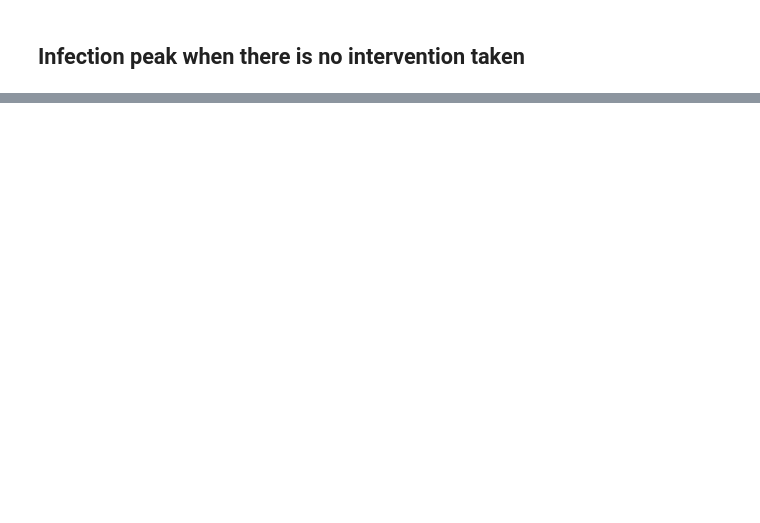
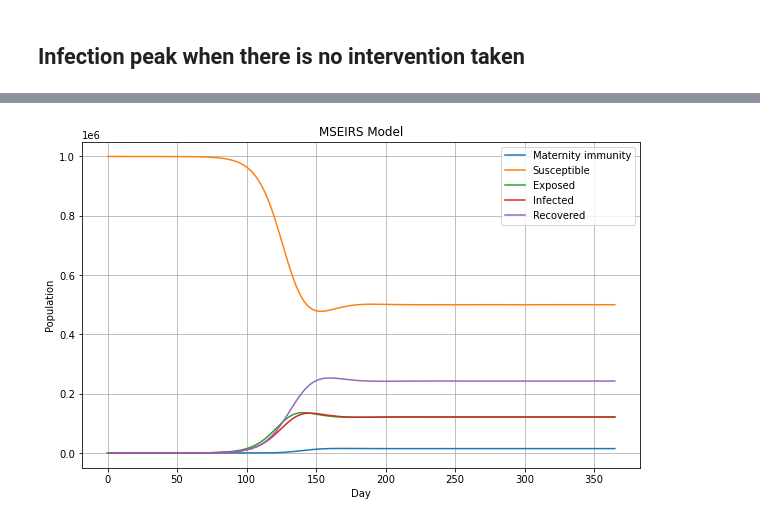
Before and after one commit to nwjun/infectious-disease-modelling, a Jupyter notebook: MSEIRS.ipynb, the cells around one changed output, grey strips where cells are left out. Cells and saved outputs as stored; diff of their text form; code cells hidden in the pictures; blank space fills up the shorter version.

Commit message:
Updated Mseirs

```diff
--- a/MSEIRS.ipynb
+++ b/MSEIRS.ipynb
@@ -164,0 +186,62 @@ The number of infections peaked on day 140 with 136110 people.
+# %%
+# Plotting the SEIR model
+plt.figure(figsize=(10, 6))
+plt.plot(times, M, label='Maternity immunity')
+plt.plot(times, S, label='Susceptible')
+plt.plot(times, E, label='Exposed')
+plt.plot(times, I, label='Infected')
+plt.plot(times, R, label='Recovered')
+plt.xlabel('Day')
+plt.ylabel('Population')
+plt.title('MSEIRS Model')
+plt.legend()
+plt.grid(True)
+
+# # Adding horizontal and vertical lines to the peak infectious point
+# point_x = peak_time
+# point_y = peak_infections
+
+# # Horizontal line
+# plt.axhline(y=point_y, color='black', linestyle='--')
+# # Vertical line
+# plt.axvline(x=point_x, color='black', linestyle='--')
+
+# # Marking the point
+# plt.scatter(point_x, point_y, color='black', marker='o')
+
+# # Adding text annotation for the point coordinates
+# plt.text(point_x + 5, point_y + 30000, f'({point_x}, {round(point_y)})', color='black')
+
+# # Adding horizontal and vertical lines to the peak exposed point
+# point_x_e = peak_time_exposed
+# point_y_e = peak_exposed
+
+# # Horizontal line
+# plt.axhline(y=point_y_e, color='b', linestyle='--')
+# # Vertical line
+# plt.axvline(x=point_x_e, color='b', linestyle='--')
+
+# # Marking the point
+# plt.scatter(point_x_e, point_y_e, color='b', marker='o')
+
+# # Adding text annotation for the point coordinates
+# plt.text(point_x_e - 50, point_y_e + 30000, f'({point_x_e}, {round(point_y_e)})', color='b')
+
+# # Adding horizontal and vertical lines to the min susceptible point
+# point_x_s = peak_time_sus
+# point_y_s = peak_sus
+
+# # Horizontal line
+# plt.axhline(y=point_y_s, color='y', linestyle='--')
+# # Vertical line
+# plt.axvline(x=point_x_s, color='y', linestyle='--')
+
+# # Marking the point
+# plt.scatter(point_x_s, point_y_s, color='y', marker='o')
+
+# # Adding text annotation for the point coordinates
+# plt.text(point_x_s - 50, point_y_s + 30000, f'({point_x_s}, {round(point_y_s)})', color='y')
+
+plt.show()
+# %% [output]
+[figure, added]
```
Also changed, not shown: parts of 2 cells of this notebook.
